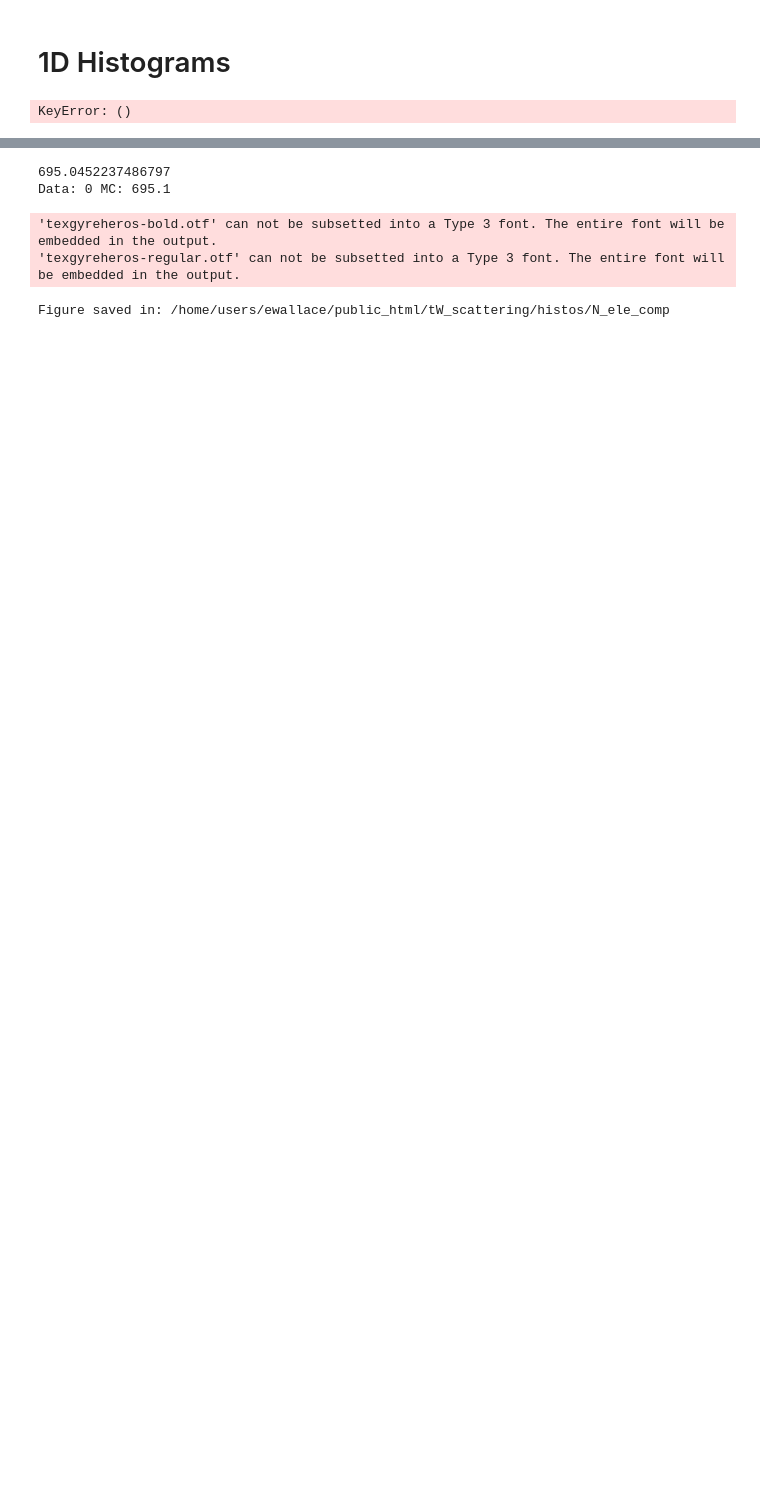
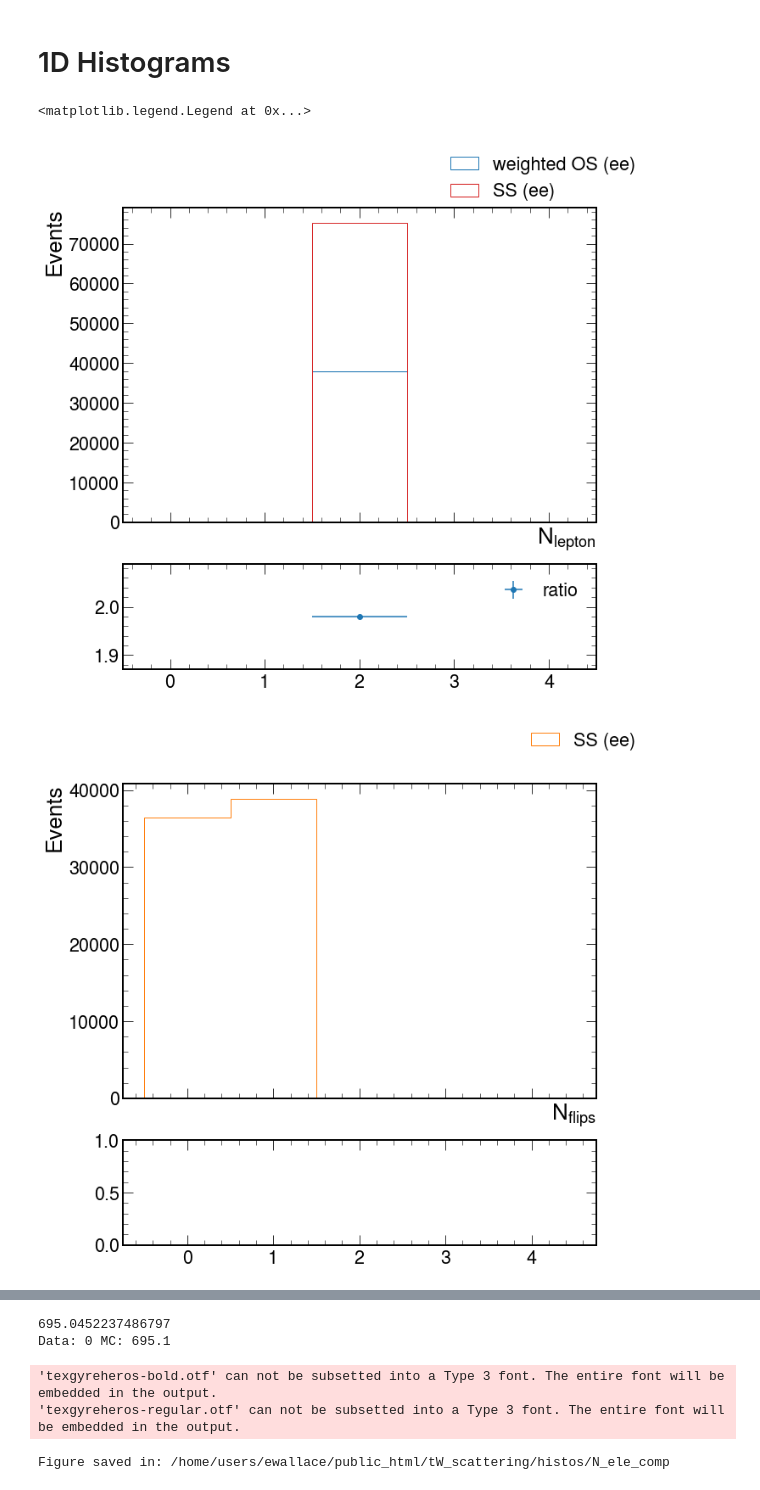
Before and after one commit to JacksonWallace/FCNC, a Jupyter notebook: notebooks/Charge Flip SS.ipynb, the cells around one changed output, grey strips where cells are left out. Cells and saved outputs as stored; diff of their text form; code cells hidden in the pictures; blank space fills up the shorter version.

```diff
--- a/notebooks/Charge Flip SS.ipynb
+++ b/notebooks/Charge Flip SS.ipynb
@@ -167,33 +164,93 @@ from yahist import Hist1D, Hist2D
 tmp1 = output['N_ele'].copy()
 tmp1 = tmp1.rebin('multiplicity', N_bins_red)
 
 
 tmp2 = output['N_ele2'].copy()
 tmp2 = tmp2.rebin('multiplicity', N_bins_red)
+
+tmp3 = output['electron_flips'].copy()
+tmp3 = tmp3.rebin('multiplicity', N_bins_red)
+
+#tmp4 = output['electron_flips2'].copy()
+#tmp4 = tmp4.rebin('multiplicity', N_bins_red)
 
 h1 = Hist1D.from_bincounts(
     tmp1.sum('dataset').values()[()].T,
     (tmp1.axis('multiplicity').edges()),
 )
 
 h2 = Hist1D.from_bincounts(
     tmp2.sum('dataset').values()[()].T,
     (tmp2.axis('multiplicity').edges()),
 )
 
+h3 = Hist1D.from_bincounts(
+    tmp3.sum('dataset').values()[()].T,
+    (tmp3.axis('multiplicity').edges()),
+)
+
+#h4 = Hist1D.from_bincounts(
+#    tmp4.sum('dataset').values()[()].T,
+#    (tmp4.axis('multiplicity').edges()),
+#)
+
+h1_TT = Hist1D.from_bincounts(
+    tmp1.values()[('/TTTo2L2Nu_TuneCP5_13TeV-powheg-pythia8/RunIIAutumn18NanoAODv7-Nano02Apr2020_102X_upgrade2018_realistic_v21-v1/NANOAODSIM',)].T,
+    (tmp1.axis('multiplicity').edges()),
+)
+
+h2_TT = Hist1D.from_bincounts(
+    tmp2.values()[('/TTTo2L2Nu_TuneCP5_13TeV-powheg-pythia8/RunIIAutumn18NanoAODv7-Nano02Apr2020_102X_upgrade2018_realistic_v21-v1/NANOAODSIM',)].T,
+    (tmp2.axis('multiplicity').edges()),
+)
+
+h1_DY = Hist1D.from_bincounts(
+    tmp1.values()[('/DYJetsToLL_M-50_TuneCP5_13TeV-madgraphMLM-pythia8/RunIIAutumn18NanoAODv7-Nano02Apr2020_102X_upgrade2018_realistic_v21-v1/NANOAODSIM',)].T,
+    (tmp1.axis('multiplicity').edges()),
+)
+
+h2_DY = Hist1D.from_bincounts(
+    tmp2.values()[('/DYJetsToLL_M-50_TuneCP5_13TeV-madgraphMLM-pythia8/RunIIAutumn18NanoAODv7-Nano02Apr2020_102X_upgrade2018_realistic_v21-v1/NANOAODSIM',)].T,
+    (tmp2.axis('multiplicity').edges()),
+)
+
+h3_TT = Hist1D.from_bincounts(
+    tmp3.values()[('/TTTo2L2Nu_TuneCP5_13TeV-powheg-pythia8/RunIIAutumn18NanoAODv7-Nano02Apr2020_102X_upgrade2018_realistic_v21-v1/NANOAODSIM',)].T,
+    (tmp3.axis('multiplicity').edges()),
+)
+
+
 fig, (ax1,ax2) = plt.subplots(2, sharex=True, figsize=(10,10), gridspec_kw=dict(height_ratios=[3, 1]))
 h2.plot(ax=ax1, alpha=1, color="C0")
 h1.plot(ax=ax1, alpha=1, color="C3")
 
-ax1.set_yscale("log")
+
 ax1.set_xlabel(r'$N_{lepton}\ $')
 ax1.set_ylabel(r'Events')
 
-fig.legend(["weighted OS", "SS"])
+fig.legend(["weighted OS (ee)", "SS (ee)"])
 
 # Gaussian errors
 #    (num/den).plot(ax=ax2,show_errors=True,label="ratio")
 # Asymmetric Clopper-Pearson errors
 h1.divide(h2, binomial=True).plot(ax=ax2, errors=True, label="ratio")
+
+
+
+fig, (ax1,ax2) = plt.subplots(2, sharex=True, figsize=(10,10), gridspec_kw=dict(height_ratios=[3, 1]))
+#h4.plot(ax=ax1, alpha=1, color="C2")
+h3.plot(ax=ax1, alpha=1, color="C1")
+
+
+ax1.set_xlabel(r'$N_{flips}\ $')
+ax1.set_ylabel(r'Events')
+
+fig.legend(["SS (ee)"])
+
+# Gaussian errors
+#    (num/den).plot(ax=ax2,show_errors=True,label="ratio")
+# Asymmetric Clopper-Pearson errors
 # %% [output]
-KeyError: ()
+<matplotlib.legend.Legend at 0x...>
+[figure, added]
+[figure, added]
```
Also changed, not shown: parts of 10 cells of this notebook, 8 other files.
